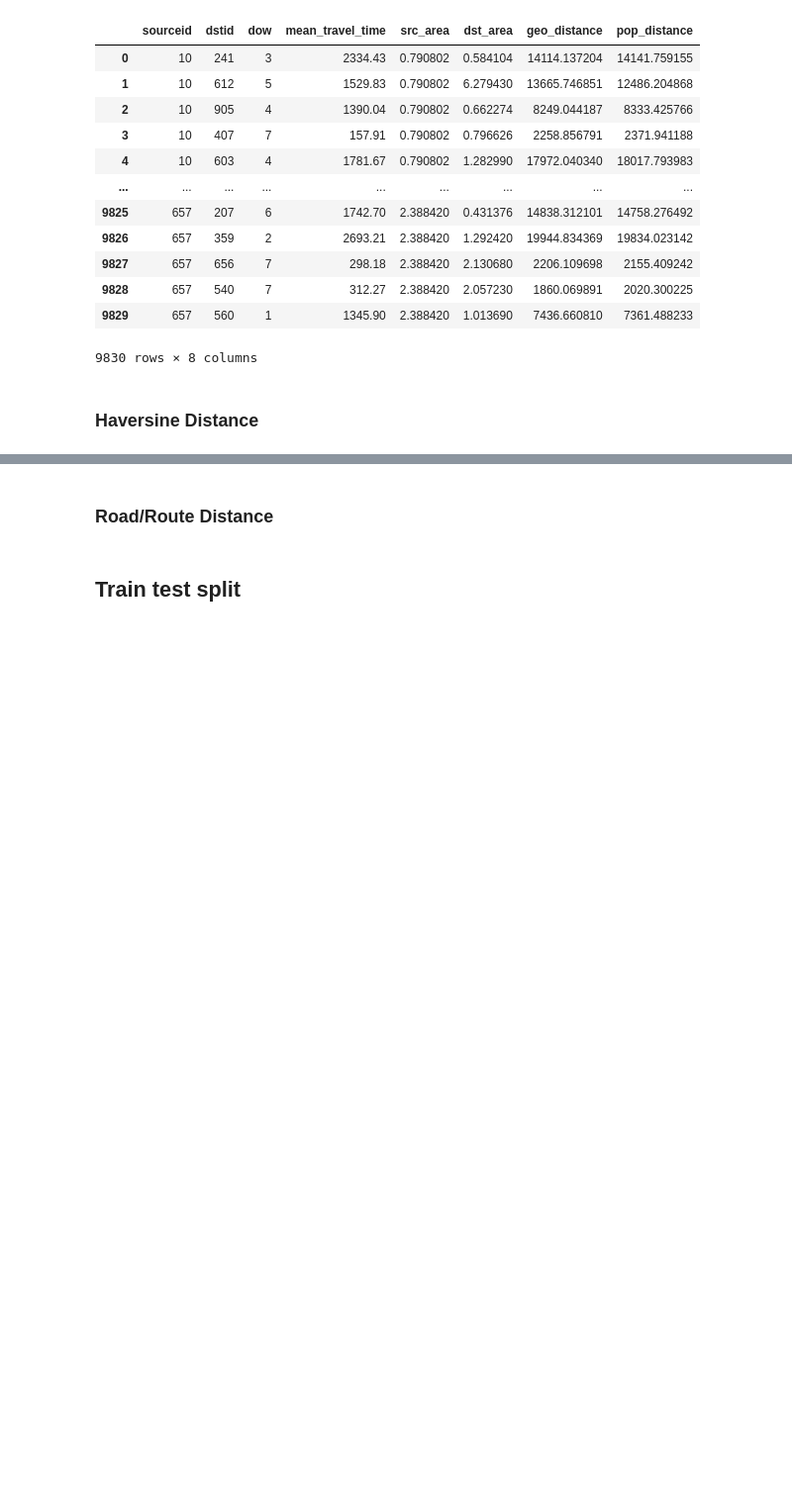
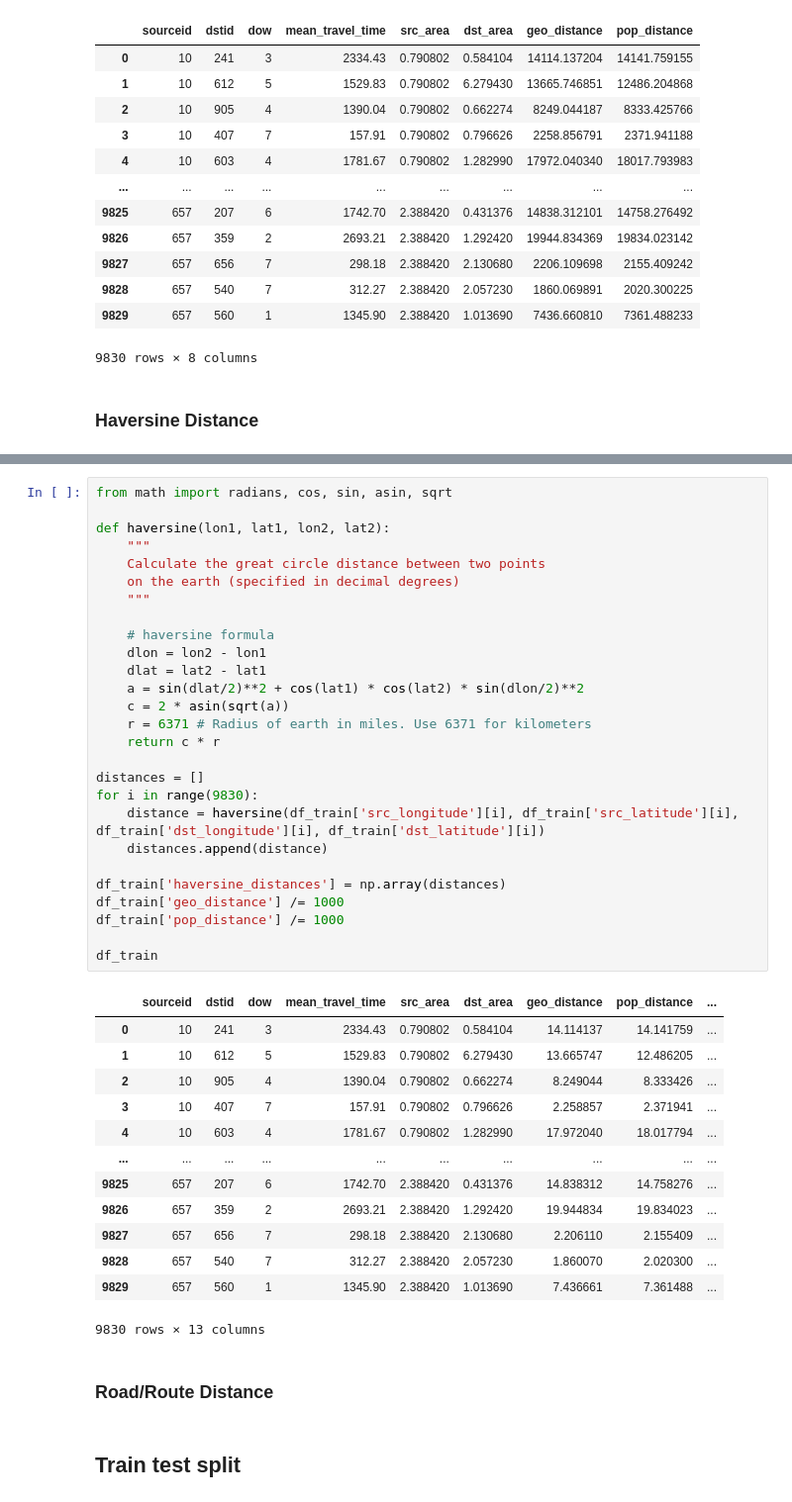
Before and after one commit to aliyusifov99/mec-ds-competition, a Jupyter notebook: Elnur/model-orderly.ipynb, the cells around one changed output, grey strips where cells are left out. Shown at 99% size. Cells and saved outputs as stored; diff of their text form; blank space fills up the shorter version.

```diff
--- a/Elnur/model-orderly.ipynb
+++ b/Elnur/model-orderly.ipynb
@@ -224,3 +295,44 @@ df_train
+# %%
+from math import radians, cos, sin, asin, sqrt
+
+def haversine(lon1, lat1, lon2, lat2):
+    """
+    Calculate the great circle distance between two points
+    on the earth (specified in decimal degrees)
+    """
+
+    # haversine formula
+    dlon = lon2 - lon1
+    dlat = lat2 - lat1
+    a = sin(dlat/2)**2 + cos(lat1) * cos(lat2) * sin(dlon/2)**2
+    c = 2 * asin(sqrt(a))
+    r = 6371 # Radius of earth in miles. Use 6371 for kilometers
+    return c * r
+
+distances = []
+for i in range(9830):
+    distance = haversine(df_train['src_longitude'][i], df_train['src_latitude'][i], df_train['dst_longitude'][i], df_train['dst_latitude'][i])
+    distances.append(distance)
+
+df_train['haversine_distances'] = np.array(distances)
+df_train['geo_distance'] /= 1000
+df_train['pop_distance'] /= 1000
+
+df_train
+# %% [output]
+|  | sourceid | dstid | dow | mean_travel_time | src_area | dst_area | geo_distance | pop_distance | ... |
+| 0 | 10 | 241 | 3 | 2334.43 | 0.790802 | 0.584104 | 14.114137 | 14.141759 | ... |
+| 1 | 10 | 612 | 5 | 1529.83 | 0.790802 | 6.279430 | 13.665747 | 12.486205 | ... |
+| 2 | 10 | 905 | 4 | 1390.04 | 0.790802 | 0.662274 | 8.249044 | 8.333426 | ... |
+| 3 | 10 | 407 | 7 | 157.91 | 0.790802 | 0.796626 | 2.258857 | 2.371941 | ... |
+| 4 | 10 | 603 | 4 | 1781.67 | 0.790802 | 1.282990 | 17.972040 | 18.017794 | ... |
+| ... | ... | ... | ... | ... | ... | ... | ... | ... | ... |
+| 9825 | 657 | 207 | 6 | 1742.70 | 2.388420 | 0.431376 | 14.838312 | 14.758276 | ... |
+| 9826 | 657 | 359 | 2 | 2693.21 | 2.388420 | 1.292420 | 19.944834 | 19.834023 | ... |
+| 9827 | 657 | 656 | 7 | 298.18 | 2.388420 | 2.130680 | 2.206110 | 2.155409 | ... |
+| 9828 | 657 | 540 | 7 | 312.27 | 2.388420 | 2.057230 | 1.860070 | 2.020300 | ... |
+| 9829 | 657 | 560 | 1 | 1345.90 | 2.388420 | 1.013690 | 7.436661 | 7.361488 | ... |
+9830 rows × 13 columns
 # %% [markdown]
 ### Road/Route Distance
 # %% [markdown]
```
Also changed, not shown: parts of 7 cells of this notebook.
